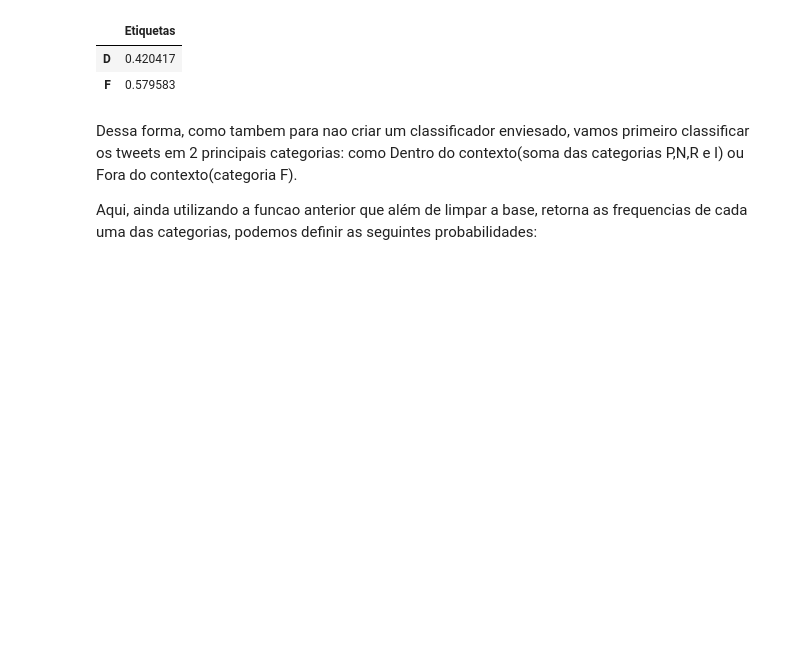
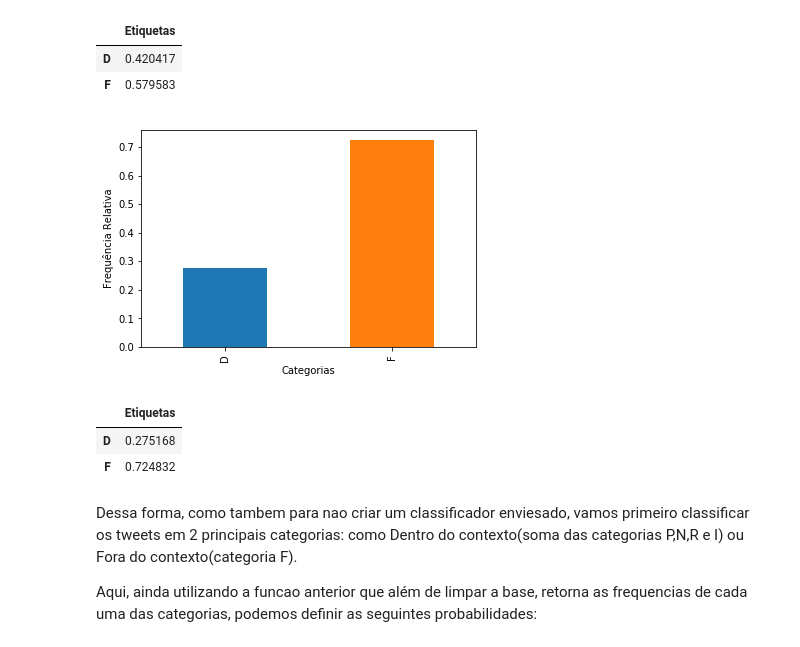
Before and after one commit to beatrizcf2/P1_Cdados_BW, a Jupyter notebook: Projeto 1 - Joker.ipynb, the cells around one changed output. Saved outputs shown, nothing was run; the diff lists cells and outputs as text; code cells hidden in the pictures; blank space fills up the shorter version.

```diff
--- a/Projeto 1 - Joker.ipynb
+++ b/Projeto 1 - Joker.ipynb
@@ -110,3 +110,8 @@ excel.head()
 | 2 | se o governador do rio de janeiro... | F |
 | 3 | @jillajeeva332 @yutheesh0011 @jok... | F |
 | 4 | galera só pra relembrar os filmes... | D |
+# %%
+excel_teste.loc[:,'Etiquetas'] = excel_teste['Etiquetas'].astype('category')
+excel_teste.Etiquetas.cat.categories = ['P','N','I','R','F']
+excel_teste = excel_teste.apply(pd.Series.replace, to_replace=['P','N','I', 'R'] , value='D')
+excel_teste.head()
@@ -222,6 +234,18 @@ ct1.to_frame()
 |  | Etiquetas |
 | D | 0.420417 |
 | F | 0.579583 |
+# %%
+ct1 = pd.Series(excel_teste.Etiquetas).value_counts(True).sort_index()
+ct1.plot(kind='bar')
+plt.ylabel('Frequência Relativa')
+plt.xlabel('Categorias')
+plt.show()
+ct1.to_frame()
+# %% [output]
+[figure, added]
+|  | Etiquetas |
+| D | 0.275168 |
+| F | 0.724832 |
 # %% [markdown]
 Dessa forma, como tambem para nao criar um classificador enviesado, vamos primeiro classificar os tweets em 2 principais categorias: como Dentro do contexto(soma das categorias P,N,R e I) ou Fora do contexto(categoria F).
 
```
Also changed, not shown: parts of 5 cells of this notebook.
